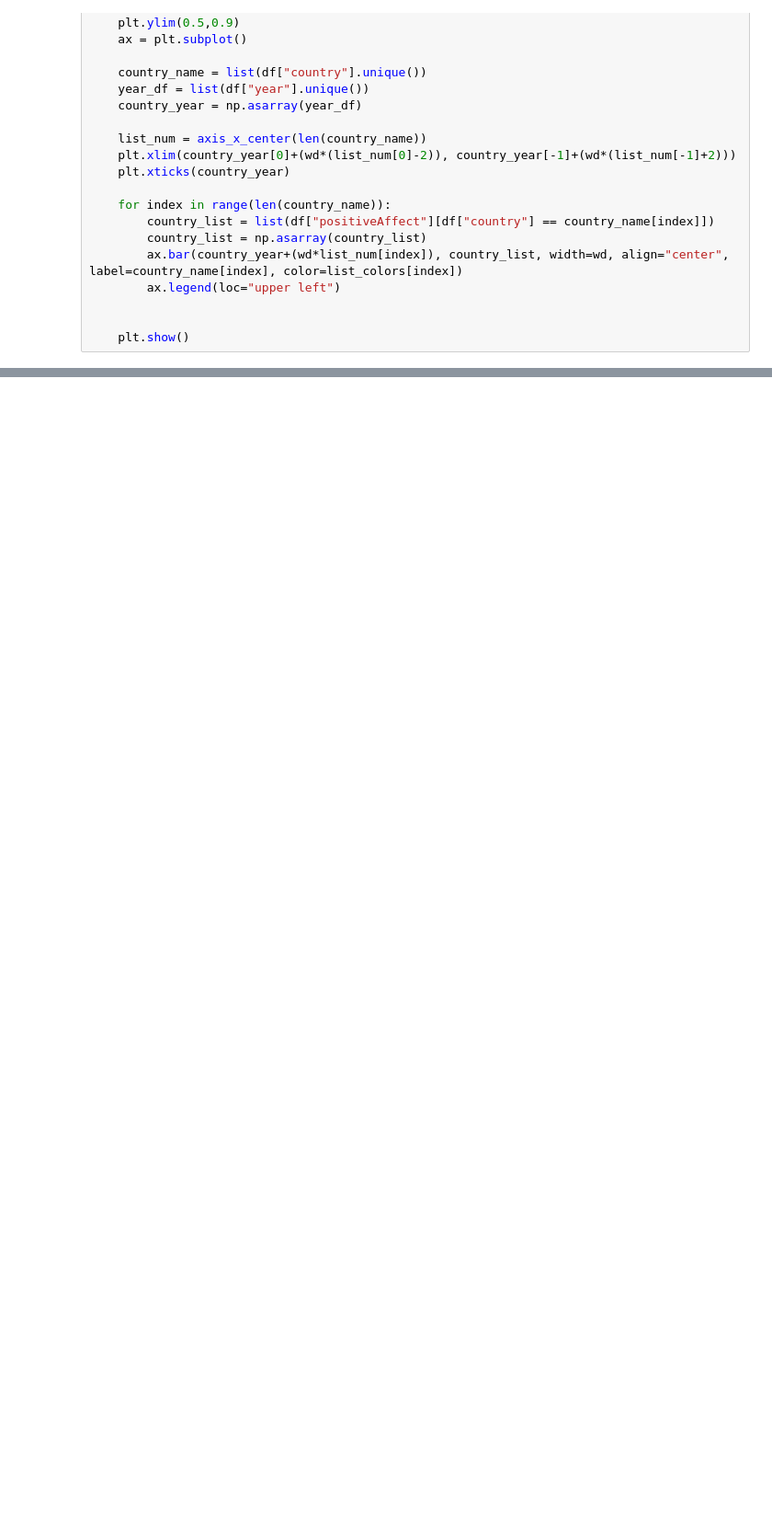
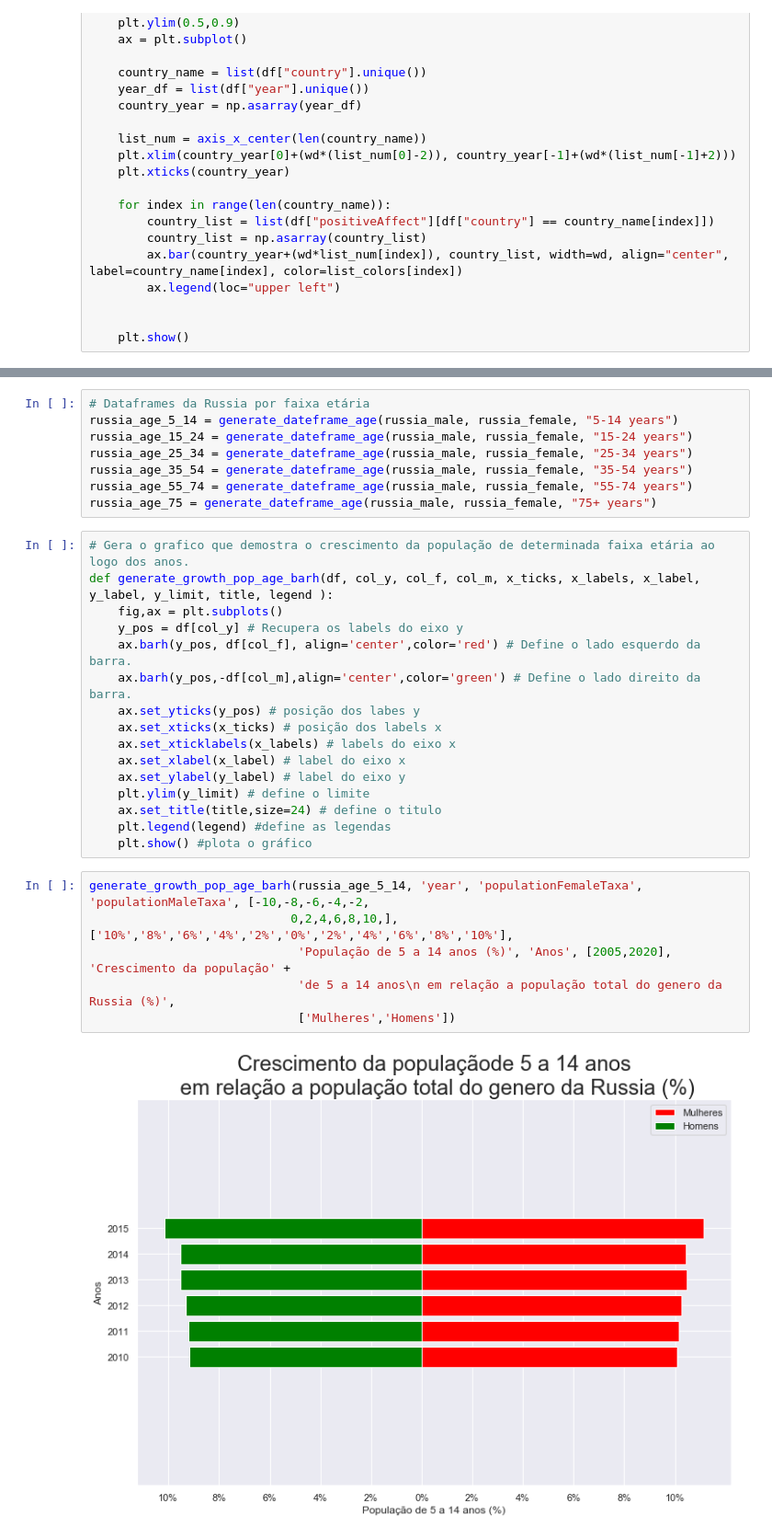
Before and after one commit to Eudess/suicide-data-science, a Jupyter notebook: Entrega 03/suicide_analytics.ipynb, the cells around one changed output, grey strips where cells are left out. Shown at 92% size. Drawn from its saved outputs; the diff is of its cells as text; blank space fills up the shorter version.

Commit message:
Funções para gráfico de variação de população por faixa etária

```diff
--- a/Entrega 03/suicide_analytics.ipynb
+++ b/Entrega 03/suicide_analytics.ipynb
@@ -591,0 +607,32 @@ Adding an axes using the same arguments as a previous axes currently reuses the
+# %%
+# Dataframes da Russia por faixa etária
+russia_age_5_14 = generate_dateframe_age(russia_male, russia_female, "5-14 years")
+russia_age_15_24 = generate_dateframe_age(russia_male, russia_female, "15-24 years")
+russia_age_25_34 = generate_dateframe_age(russia_male, russia_female, "25-34 years")
+russia_age_35_54 = generate_dateframe_age(russia_male, russia_female, "35-54 years")
+russia_age_55_74 = generate_dateframe_age(russia_male, russia_female, "55-74 years")
+russia_age_75 = generate_dateframe_age(russia_male, russia_female, "75+ years")
+# %%
+# Gera o grafico que demostra o crescimento da população de determinada faixa etária ao logo dos anos.
+def generate_growth_pop_age_barh(df, col_y, col_f, col_m, x_ticks, x_labels, x_label, y_label, y_limit, title, legend ):
+    fig,ax = plt.subplots()
+    y_pos = df[col_y] # Recupera os labels do eixo y
+    ax.barh(y_pos, df[col_f], align='center',color='red') # Define o lado esquerdo da barra.
+    ax.barh(y_pos,-df[col_m],align='center',color='green') # Define o lado direito da barra.
+    ax.set_yticks(y_pos) # posição dos labes y
+    ax.set_xticks(x_ticks) # posição dos labels x
+    ax.set_xticklabels(x_labels) # labels do eixo x
+    ax.set_xlabel(x_label) # label do eixo x
+    ax.set_ylabel(y_label) # label do eixo y
+    plt.ylim(y_limit) # define o limite
+    ax.set_title(title,size=24) # define o titulo
+    plt.legend(legend) #define as legendas
+    plt.show() #plota o gráfico
+# %%
+generate_growth_pop_age_barh(russia_age_5_14, 'year', 'populationFemaleTaxa', 'populationMaleTaxa', [-10,-8,-6,-4,-2,
+                            0,2,4,6,8,10,], ['10%','8%','6%','4%','2%','0%','2%','4%','6%','8%','10%'],
+                             'População de 5 a 14 anos (%)', 'Anos', [2005,2020], 'Crescimento da população' +
+                             'de 5 a 14 anos\n em relação a população total do genero da Russia (%)',
+                             ['Mulheres','Homens'])
+# %% [output]
+[figure, added]
```
Also changed, not shown: parts of 23 cells of this notebook.
